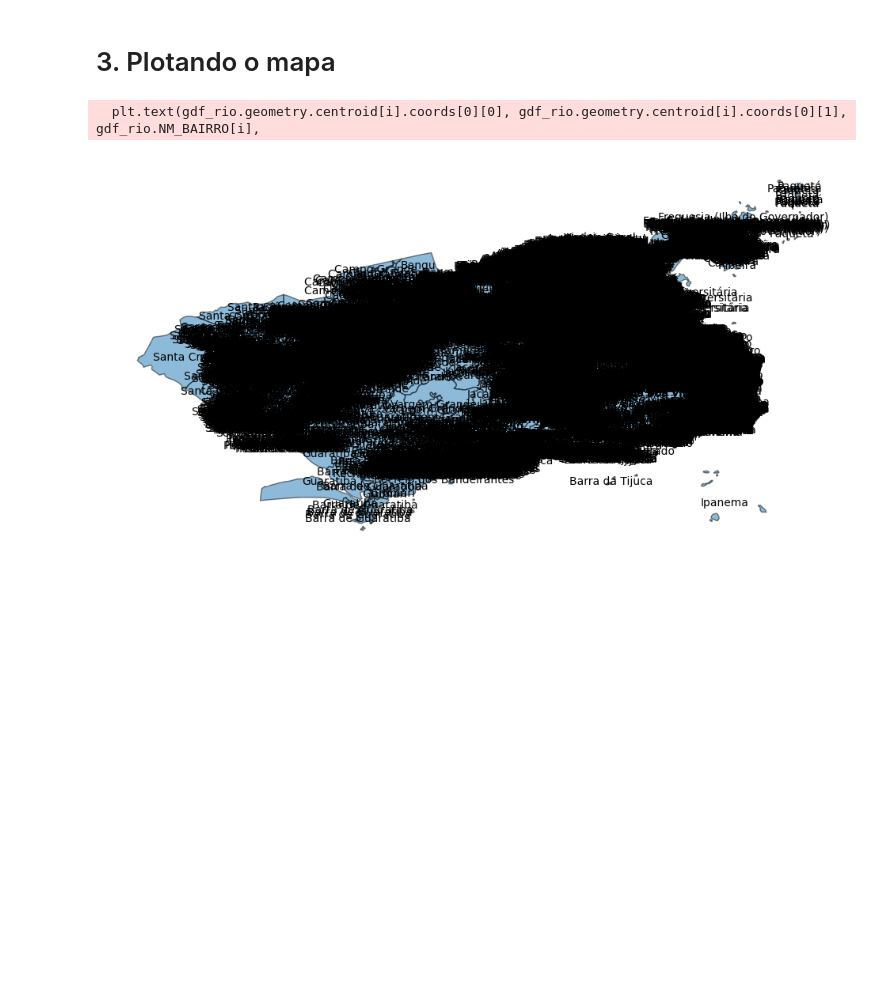
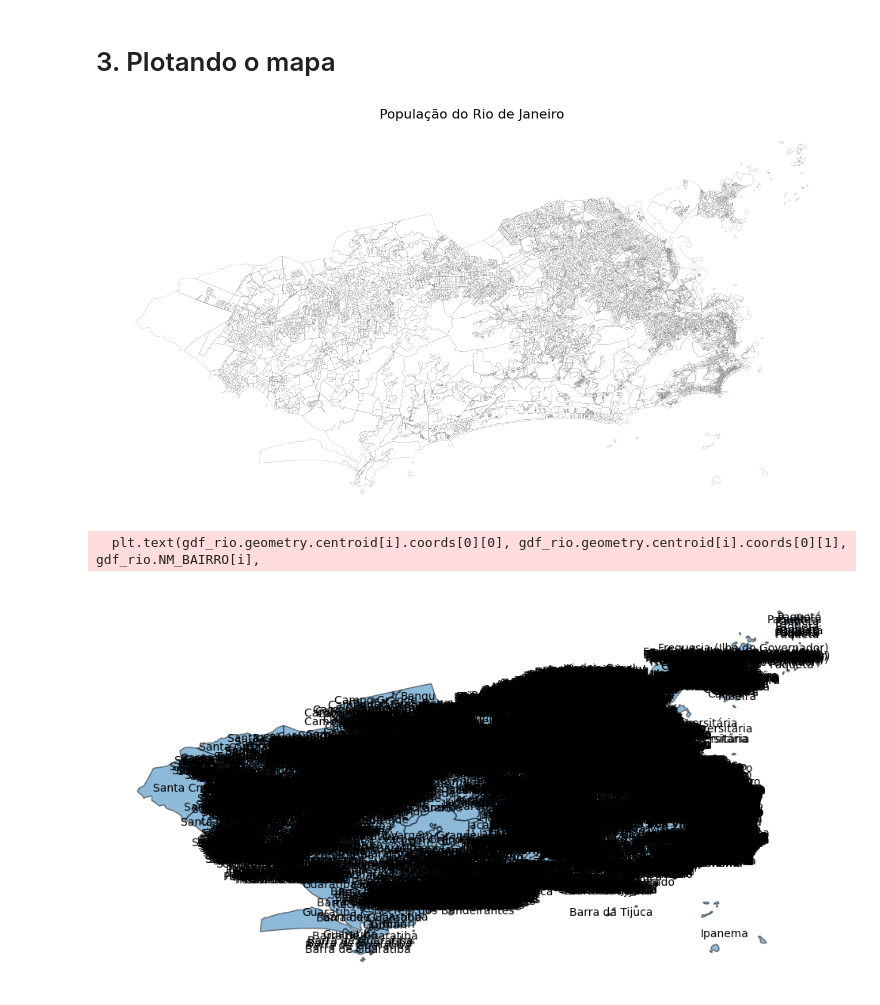
Before and after one commit to GDevigili/TCC-IBGE, a Jupyter notebook: src/data-vis/eda.ipynb, the cells around one changed output. Cells and saved outputs as stored; diff of their text form; code cells hidden in the pictures; blank space fills up the shorter version.

```diff
--- a/src/data-vis/eda.ipynb
+++ b/src/data-vis/eda.ipynb
@@ -124,6 +124,35 @@ memory usage: 1.2+ MB
 | 10712 | 56655 | 330455705080010 | URBANO | 330455705005 | Catumbi | 33045570508 | RIO COMPRIDO | 330455705 | RIO DE JANEIRO | ... |
 # %% [markdown]
 # 3. Plotando o mapa
+# %%
+def plot_city(gdf, df, column, title, cmap='viridis', figsize=(16, 10)):
+    fig, ax = plt.subplots(1, figsize=figsize)
+    gdf.plot(ax=ax, color='white', edgecolor='black', linewidth=0.1)
+    # df.plot(ax=ax, column=column, cmap=cmap, legend=True)
+    ax.set_title(title, fontsize=16)
+    ax.set_axis_off()
+    plt.show()
+
+plot_city(gdf_rio, df_rio, 'V002', 'População do Rio de Janeiro')
+
+# ax = gdf_rio.plot(figsize=(12, 12), alpha=0.5, edgecolor='k');
+
+# for i in gdf_rio.index:
+#     plt.text(gdf_rio.geometry.centroid[i].coords[0][0], gdf_rio.geometry.centroid[i].coords[0][1], gdf_rio.NM_BAIRRO[i],
+#              fontsize=10, horizontalalignment='center', verticalalignment='center');
+
+# ax.set_axis_off();
+
+
+def plot_map(gdf, df, title, cmap = 'viridis', figsize=(16, 10)):
+    ax = gdf.plot(figsize=figsize, alpha=0.5, edgecolor='k')
+    for i in gdf.index:
+        plt.text(gdf.geometry.centroid[i].coords[0][0], gdf.geometry.centroid[i].coords[0][1], gdf.NM_BAIRRO[i],
+                 fontsize=10, horizontalalignment='center', verticalalignment='center')
+    ax.set_axis_off()
+    plt.show()
+# %% [output]
+[figure, added]
 # %%
 ax = gdf_rio.plot(figsize=(12, 12), alpha=0.5, edgecolor='k');
 
```
Also changed, not shown: parts of 14 cells of this notebook.
